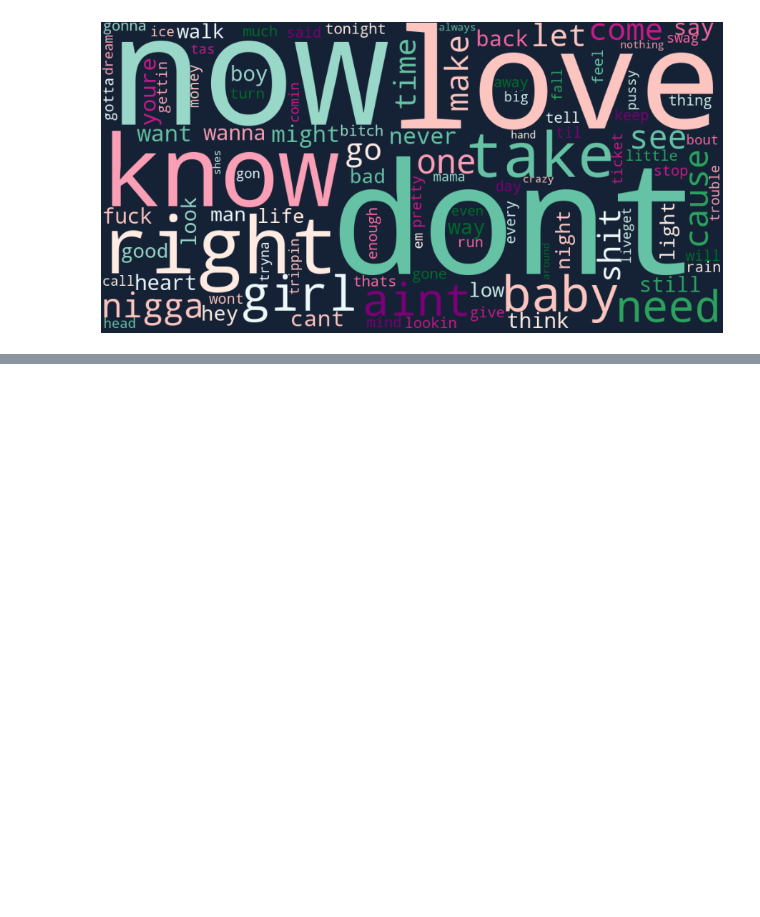
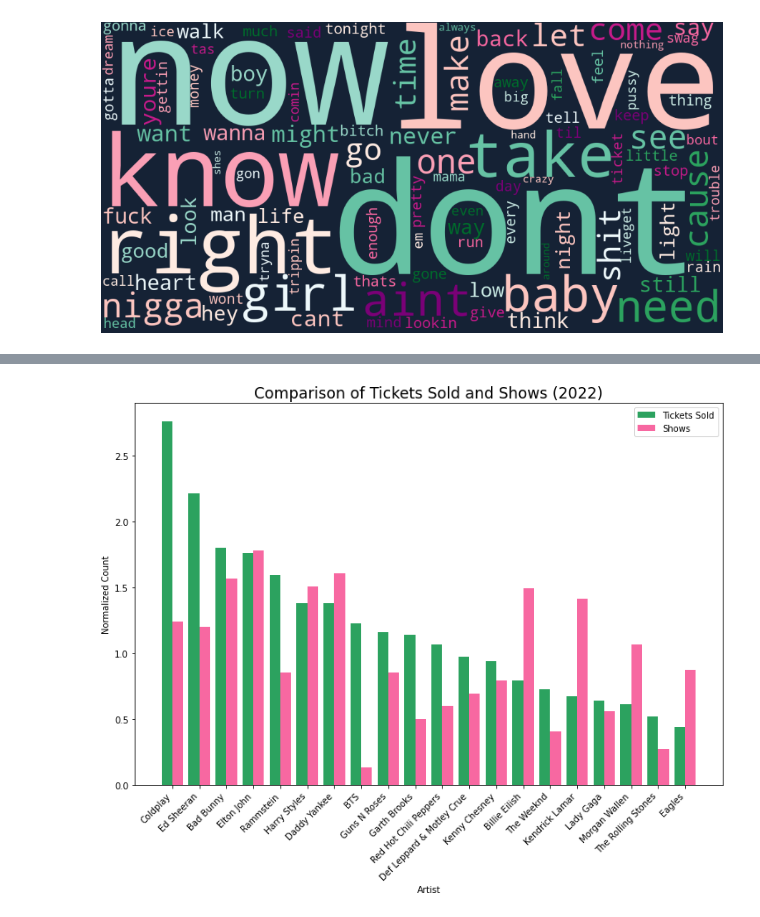
Before and after one commit to DrakeData/MSDS455-The_Show, a Jupyter notebook: Artsy Analysts.ipynb, the cells around one changed output, grey strips where cells are left out. Saved outputs shown, nothing was run; the diff lists cells and outputs as text; code cells hidden in the pictures; blank space fills up the shorter version.

```diff
--- a/Artsy Analysts.ipynb
+++ b/Artsy Analysts.ipynb
@@ -745,0 +913,3 @@ plt.show()
+# %%
+df = pd.read_excel('ticketdata.xlsx')
+df
@@ -745,0 +934,13 @@ plt.show()
+# %%
+# Calculate the column averages
+avg_shows = df['Shows'].mean()
+avg_tickets_sold = df['Tickets Sold'].mean()
+
+# Create new columns by dividing each row value by the column average
+df['shows_x'] = df['Shows'] / avg_shows
+df['tickets_sold_y'] = df['Tickets Sold'] / avg_tickets_sold
+
+#Remove uneeded data
+df = df.iloc[:-10]
+
+df
@@ -745,0 +965,29 @@ plt.show()
+# %%
+#sort descending for formatting
+df = df.sort_values("tickets_sold_y",ascending=False )
+# %%
+# Set plot
+plt.figure(figsize=(12, 8))
+
+# Set the position of each bar
+bar_width = .4
+r1 = np.arange(len(df['Artist']))
+r2 = [x + bar_width for x in r1]
+
+# Create bar chart
+plt.bar(r1, df['tickets_sold_y'], color='#2ca25f', width=bar_width, label='Tickets Sold')
+plt.bar(r2, df['shows_x'], color='#f768a1', width=bar_width, label='Shows')
+
+# Rotate Tickers
+plt.xticks([r + bar_width/2 for r in range(len(df['Artist']))], df['Artist'], rotation=45, ha='right')
+
+# Set labels and title
+plt.xlabel('Artist')
+plt.ylabel('Normalized Count')
+plt.title('Comparison of Tickets Sold and Shows (2022)', fontsize = 'xx-large')
+
+plt.legend()
+
+plt.show()
+# %% [output]
+[figure, added]
```
Also changed, not shown: parts of 58 cells of this notebook.
